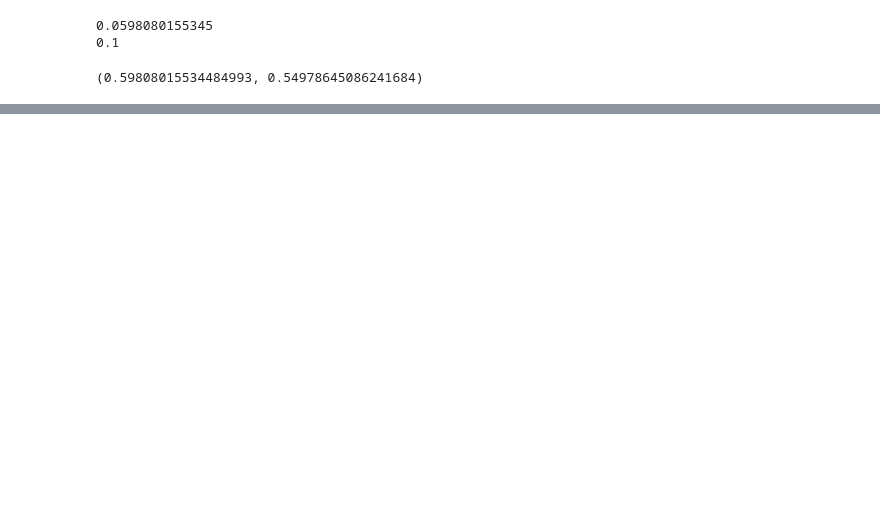
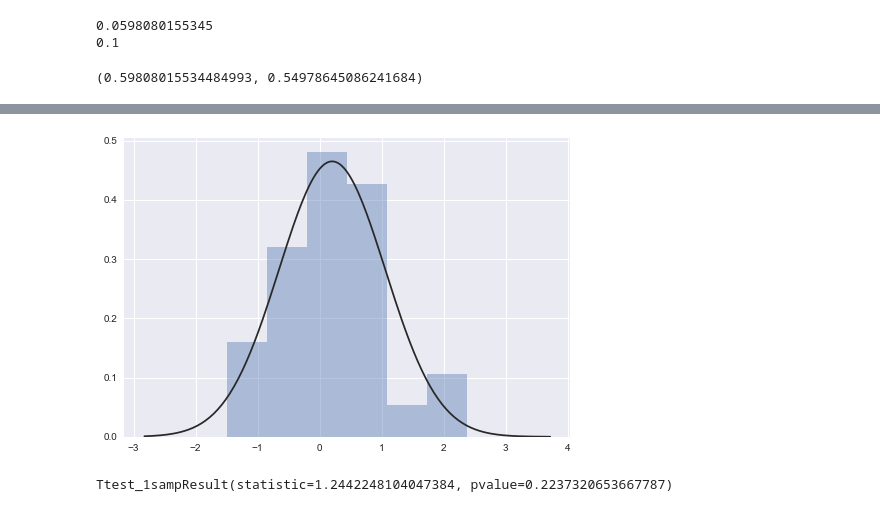
Before and after one commit to ehera2002/dss4_study, a Jupyter notebook: test using scipy.ipynb, the cells around one changed output, grey strips where cells are left out. Saved outputs shown, nothing was run; the diff lists cells and outputs as text; code cells hidden in the pictures; blank space fills up the shorter version.

```diff
--- a/test using scipy.ipynb
+++ b/test using scipy.ipynb
@@ -106,0 +129,12 @@ ztest_1samp(x)
+# %%
+N = 29
+mu_0 = 0
+x = sp.stats.norm(mu_0).rvs(N)
+sns.distplot(x, kde=False, fit=sp.stats.norm)
+plt.show()
+# %% [output]
+[figure, added]
+# %%
+sp.stats.ttest_1samp(x, popmean=0)
+# %% [output]
+Ttest_1sampResult(statistic=1.2442248104047384, pvalue=0.2237320653667787)
```
Also changed, not shown: parts of 22 cells of this notebook.
